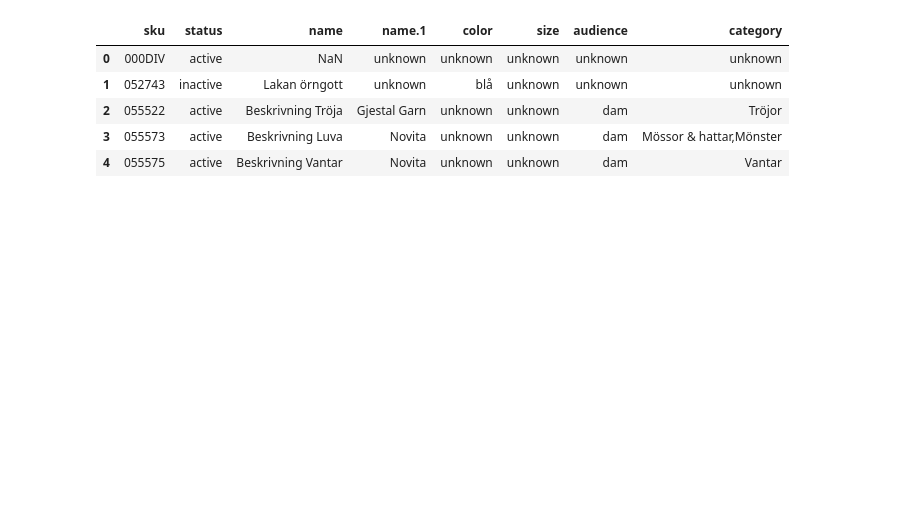
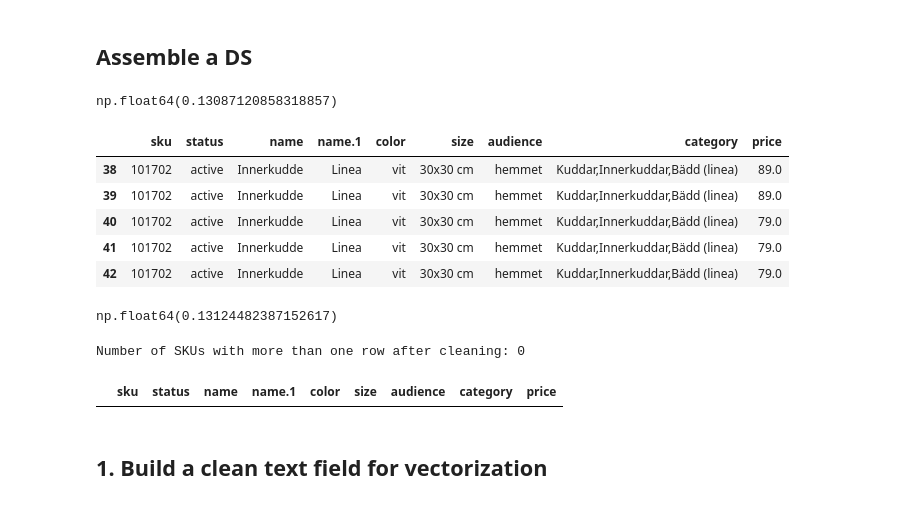
Before and after one commit to maria-lagerholm/itcm_recommendation_engine, a Jupyter notebook: notebooks/simillarity_search.ipynb, the cells around one changed output. Cells and saved outputs as stored; diff of their text form; code cells hidden in the pictures; blank space fills up the shorter version.

Commit message:
simillarity_search vector

```diff
--- a/notebooks/simillarity_search.ipynb
+++ b/notebooks/simillarity_search.ipynb
@@ -1,14 +1,31 @@
+# %% [markdown]
+## Assemble a DS
 # %%
 import pandas as pd
 
-# only columns name, color, and sku
-art = pd.read_csv("../data/processed/articles_clean.csv", usecols=["sku", "name", "color", "name.1", "size", "status", "audience", "category"], dtype=str)
-
-art.head()
+art = pd.read_csv(
+    "../data/processed/articles_clean.csv",
+    usecols=["sku", "name", "color", "name.1", "size", "status", "audience", "category"],
+    dtype=str
+)
+prices = pd.read_csv(
+    "../data/external/transactions_train.csv",
+    usecols=["sku", "price"],
+    dtype={"sku": str}
+)
+art = art.query("status in ['active']").merge(prices, on="sku", how="left")
-# %% [output]
-|  | sku | status | name | name.1 | color | size | audience | category |
-| 0 | 000DIV | active | NaN | unknown | unknown | unknown | unknown | unknown |
-| 1 | 052743 | inactive | Lakan örngott | unknown | blå | unknown | unknown | unknown |
-| 2 | 055522 | active | Beskrivning Tröja | Gjestal Garn | unknown | unknown | dam | Tröjor |
-| 3 | 055573 | active | Beskrivning Luva | Novita | unknown | unknown | dam | Mössor & hattar,Mönster |
-| 4 | 055575 | active | Beskrivning Vantar | Novita | unknown | unknown | dam | Vantar |
+# %%
+#proportion of price in art?
+art['price'].isna().sum() / len(art)
+# %% [output]
+np.float64(0.13087120858318857)
+# %%
+#show a few rows where price in not na
+art[art['price'].notna()].head()
+# %% [output]
+|  | sku | status | name | name.1 | color | size | audience | category | price |
+| 38 | 101702 | active | Innerkudde | Linea | vit | 30x30 cm | hemmet | Kuddar,Innerkuddar,Bädd (linea) | 89.0 |
+| 39 | 101702 | active | Innerkudde | Linea | vit | 30x30 cm | hemmet | Kuddar,Innerkuddar,Bädd (linea) | 89.0 |
+| 40 | 101702 | active | Innerkudde | Linea | vit | 30x30 cm | hemmet | Kuddar,Innerkuddar,Bädd (linea) | 79.0 |
+| 41 | 101702 | active | Innerkudde | Linea | vit | 30x30 cm | hemmet | Kuddar,Innerkuddar,Bädd (linea) | 79.0 |
+| 42 | 101702 | active | Innerkudde | Linea | vit | 30x30 cm | hemmet | Kuddar,Innerkuddar,Bädd (linea) | 79.0 |
@@ -14,0 +37,23 @@ art.head()
+# %%
+#proportion of price in art?
+art['price'].isna().sum() / len(art)
+# %% [output]
+np.float64(0.13124482387152617)
+# %%
+# For all rows where all columns besides price are identical, take the median price and keep only that row, in place
+cols_except_price = [col for col in art.columns if col != "price"]
+art = (
+    art.groupby(cols_except_price, dropna=False, as_index=False)
+       .agg({"price": "median"})
+)
+
+# Output how many SKUs that match more than one row we still have after cleaning
+sku_counts_cleaned = art.groupby("sku").size()
+skus_with_multiple_rows_cleaned = sku_counts_cleaned[sku_counts_cleaned > 1].index
+print(f"Number of SKUs with more than one row after cleaning: {len(skus_with_multiple_rows_cleaned)}")
+art[art["sku"].isin(skus_with_multiple_rows_cleaned)]
+# %% [output]
+Number of SKUs with more than one row after cleaning: 0
+|  | sku | status | name | name.1 | color | size | audience | category | price |
+# %% [markdown]
+## 1. Build a clean text field for vectorization
```
Also changed, not shown: parts of 12 cells of this notebook, 2 other files.
